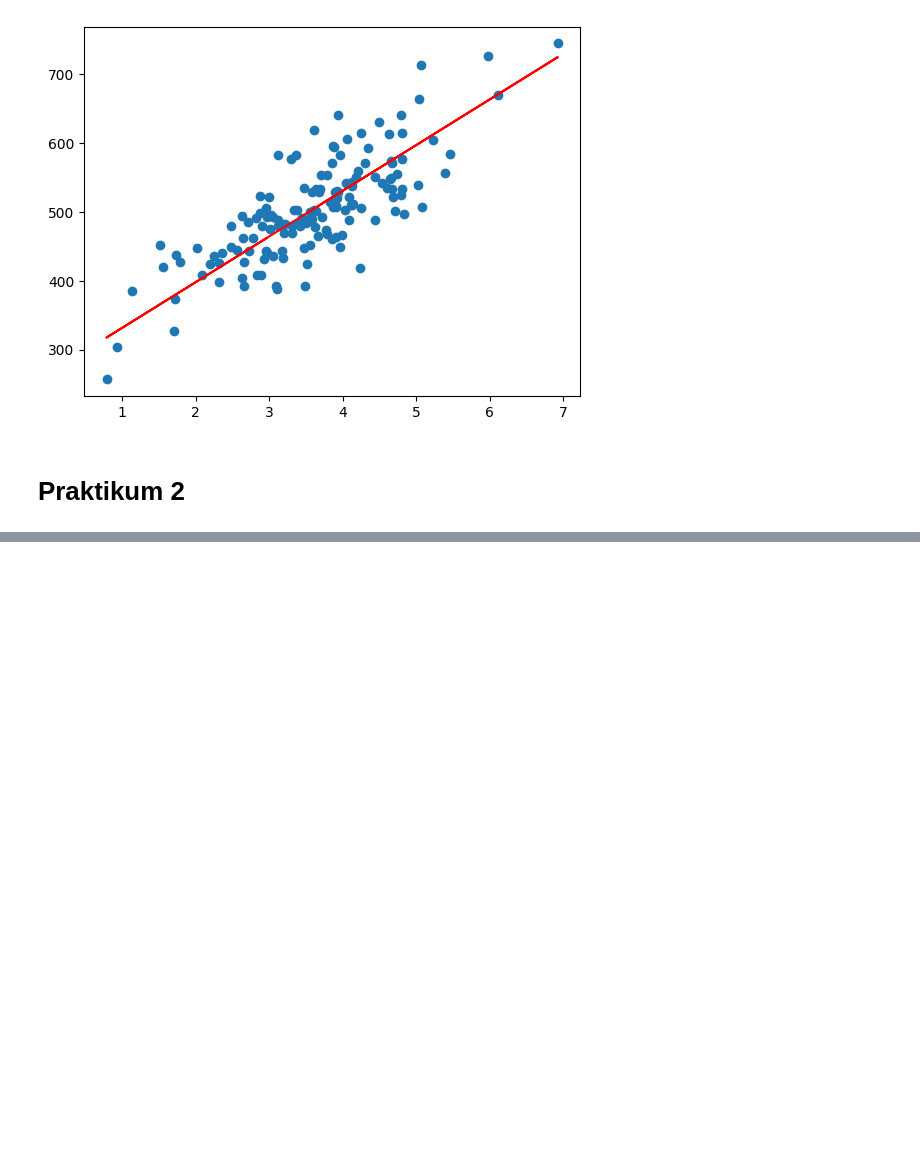
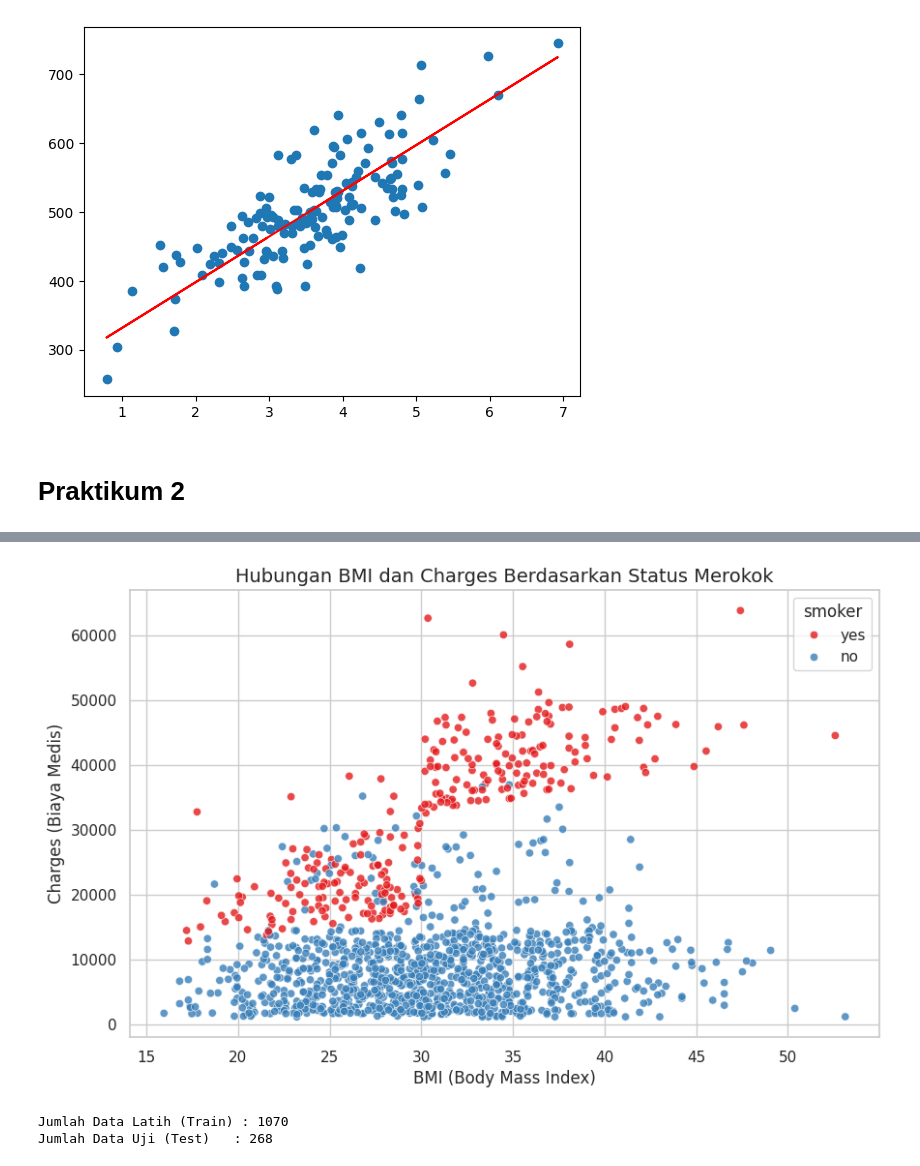
Before and after one commit to sandyy221/244107020029_PemMes, a Jupyter notebook: Jobsheet_6.ipynb, the cells around one changed output, grey strips where cells are left out. Drawn from its saved outputs; the diff is of its cells as text; code cells hidden in the pictures; blank space fills up the shorter version.

```diff
--- a/Jobsheet_6.ipynb
+++ b/Jobsheet_6.ipynb
@@ -303,0 +306,24 @@ R-squared: -0.7717363528203269
+# %%
+import numpy as np
+import pandas as pd
+import matplotlib.pyplot as plt
+import seaborn as sns
+
+from sklearn.model_selection import train_test_split
+from sklearn.preprocessing import StandardScaler, OneHotEncoder
+from sklearn.compose import ColumnTransformer
+from sklearn.linear_model import LinearRegression
+from sklearn.metrics import r2_score, mean_squared_error, mean_absolute_error
+
+# Set visual style
+sns.set_theme(style="whitegrid")
+
+# Load Dataset
+# Pastikan file 'insurance.csv' berada di direktori yang sama
+df = pd.read_csv('insurance.csv')
+
+print("--- 5 Data Pertama ---")
+display(df.head())
+
+print("\n--- Informasi Dataset ---")
+df.info()
@@ -303,0 +353,37 @@ R-squared: -0.7717363528203269
+# %%
+plt.figure(figsize=(10, 6))
+sns.scatterplot(data=df, x='bmi', y='charges', hue='smoker', palette='Set1', alpha=0.8)
+plt.title('Hubungan BMI dan Charges Berdasarkan Status Merokok', fontsize=14)
+plt.xlabel('BMI (Body Mass Index)')
+plt.ylabel('Charges (Biaya Medis)')
+plt.show()
+# %% [output]
+[figure, added]
+# %%
+# 1. Identifikasi Fitur (X) dan Target (y)
+X = df.drop(columns=['charges'])
+y = df['charges']
+
+num_features = ['age', 'bmi', 'children']
+cat_features = ['sex', 'smoker', 'region']
+
+# 2. Pipeline Preprocessing
+preprocessor = ColumnTransformer(
+    transformers=[
+        ('num', StandardScaler(), num_features),
+        ('cat', OneHotEncoder(drop='first'), cat_features)
+    ]
+)
+
+X_processed = preprocessor.fit_transform(X)
+
+# 3. Split Dataset
+X_train, X_test, y_train, y_test = train_test_split(
+    X_processed, y, test_size=0.2, random_state=42
+)
+
+print(f"Jumlah Data Latih (Train) : {X_train.shape[0]}")
+print(f"Jumlah Data Uji (Test)   : {X_test.shape[0]}")
+# %% [output]
+Jumlah Data Latih (Train) : 1070
+Jumlah Data Uji (Test)   : 268
```
Also changed, not shown: parts of 5 cells of this notebook.
